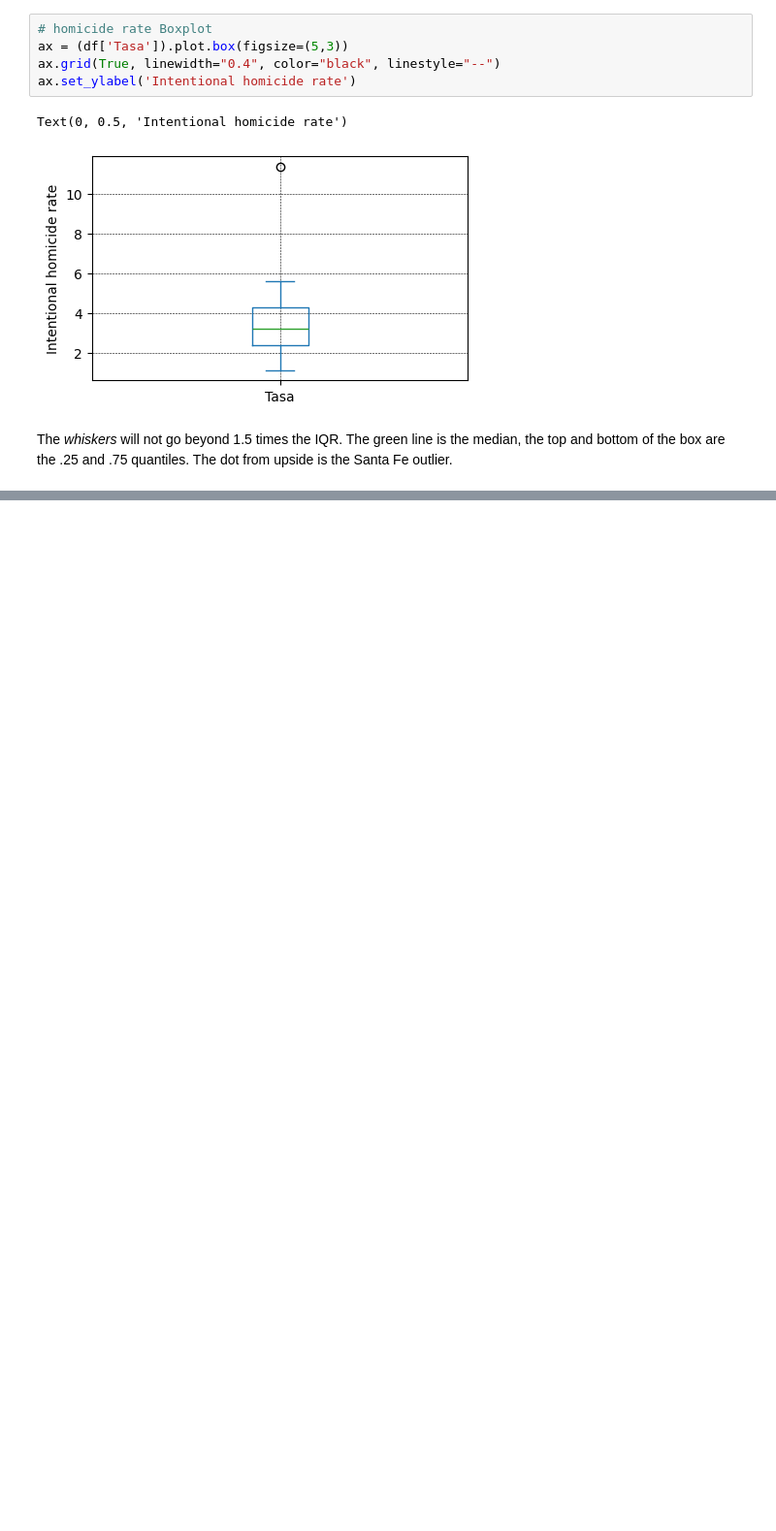
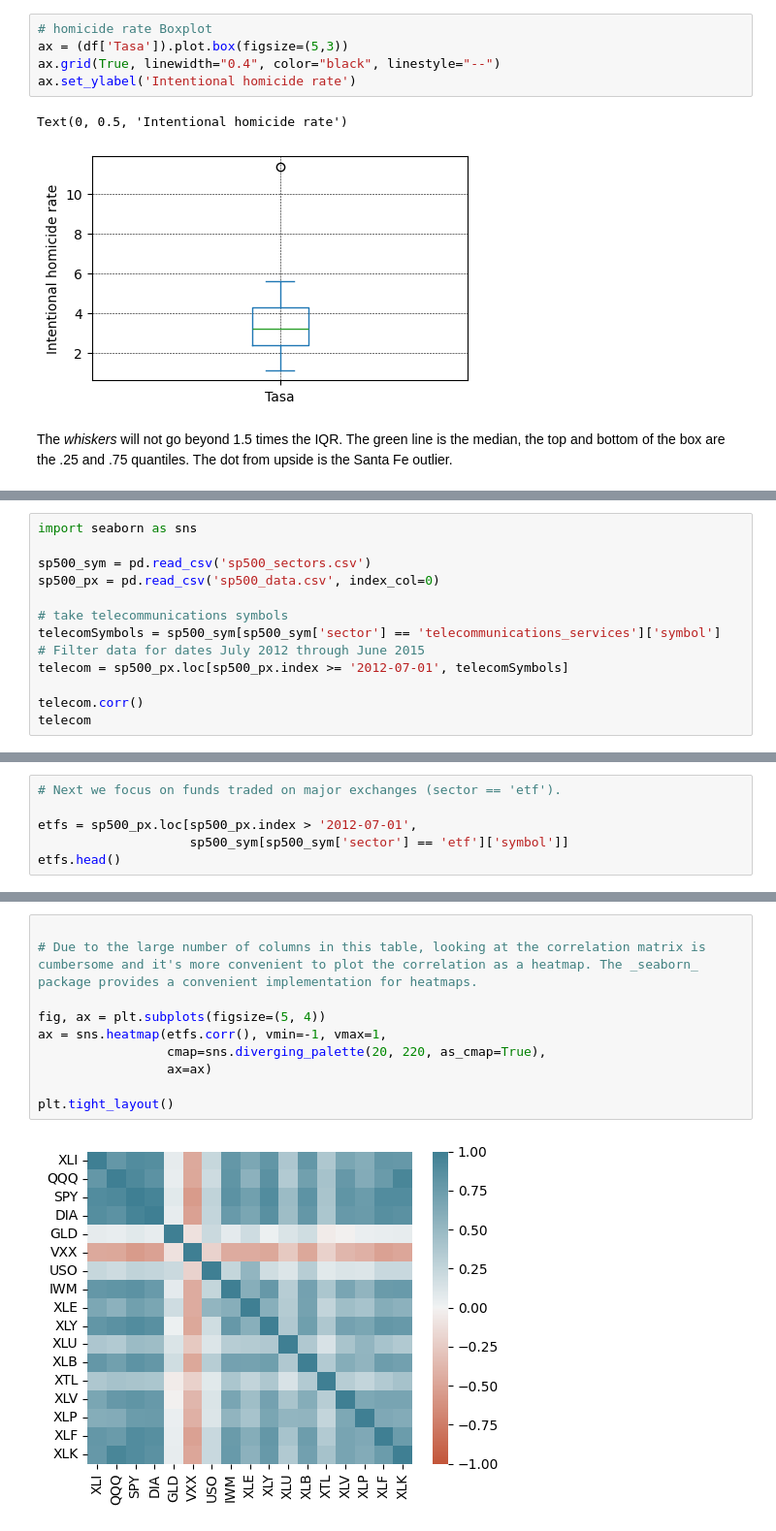
Before and after one commit to matuneville/practical-statistics-book, a Jupyter notebook: src/chapter_01/ExploratoryDataAnalysis_Py.ipynb, the cells around one changed output, grey strips where cells are left out. Shown at 97% size. Cells and saved outputs as stored; diff of their text form; blank space fills up the shorter version.

```diff
--- a/src/chapter_01/ExploratoryDataAnalysis_Py.ipynb
+++ b/src/chapter_01/ExploratoryDataAnalysis_Py.ipynb
@@ -142,0 +184,13 @@ Text(0.5, 0, 'Intentional homicide rate')
+# %%
+import seaborn as sns
+
+sp500_sym = pd.read_csv('sp500_sectors.csv')
+sp500_px = pd.read_csv('sp500_data.csv', index_col=0)
+
+# take telecommunications symbols
+telecomSymbols = sp500_sym[sp500_sym['sector'] == 'telecommunications_services']['symbol']
+# Filter data for dates July 2012 through June 2015
+telecom = sp500_px.loc[sp500_px.index >= '2012-07-01', telecomSymbols]
+
+telecom.corr()
+telecom
@@ -142,0 +211,6 @@ Text(0.5, 0, 'Intentional homicide rate')
+# %%
+# Next we focus on funds traded on major exchanges (sector == 'etf').
+
+etfs = sp500_px.loc[sp500_px.index > '2012-07-01',
+                    sp500_sym[sp500_sym['sector'] == 'etf']['symbol']]
+etfs.head()
@@ -142,0 +224,12 @@ Text(0.5, 0, 'Intentional homicide rate')
+# %%
+
+# Due to the large number of columns in this table, looking at the correlation matrix is cumbersome and it's more convenient to plot the correlation as a heatmap. The _seaborn_ package provides a convenient implementation for heatmaps.
+
+fig, ax = plt.subplots(figsize=(5, 4))
+ax = sns.heatmap(etfs.corr(), vmin=-1, vmax=1,
+                 cmap=sns.diverging_palette(20, 220, as_cmap=True),
+                 ax=ax)
+
+plt.tight_layout()
+# %% [output]
+[figure, added]
```
Also changed, not shown: parts of 14 cells of this notebook, 3 other files.
